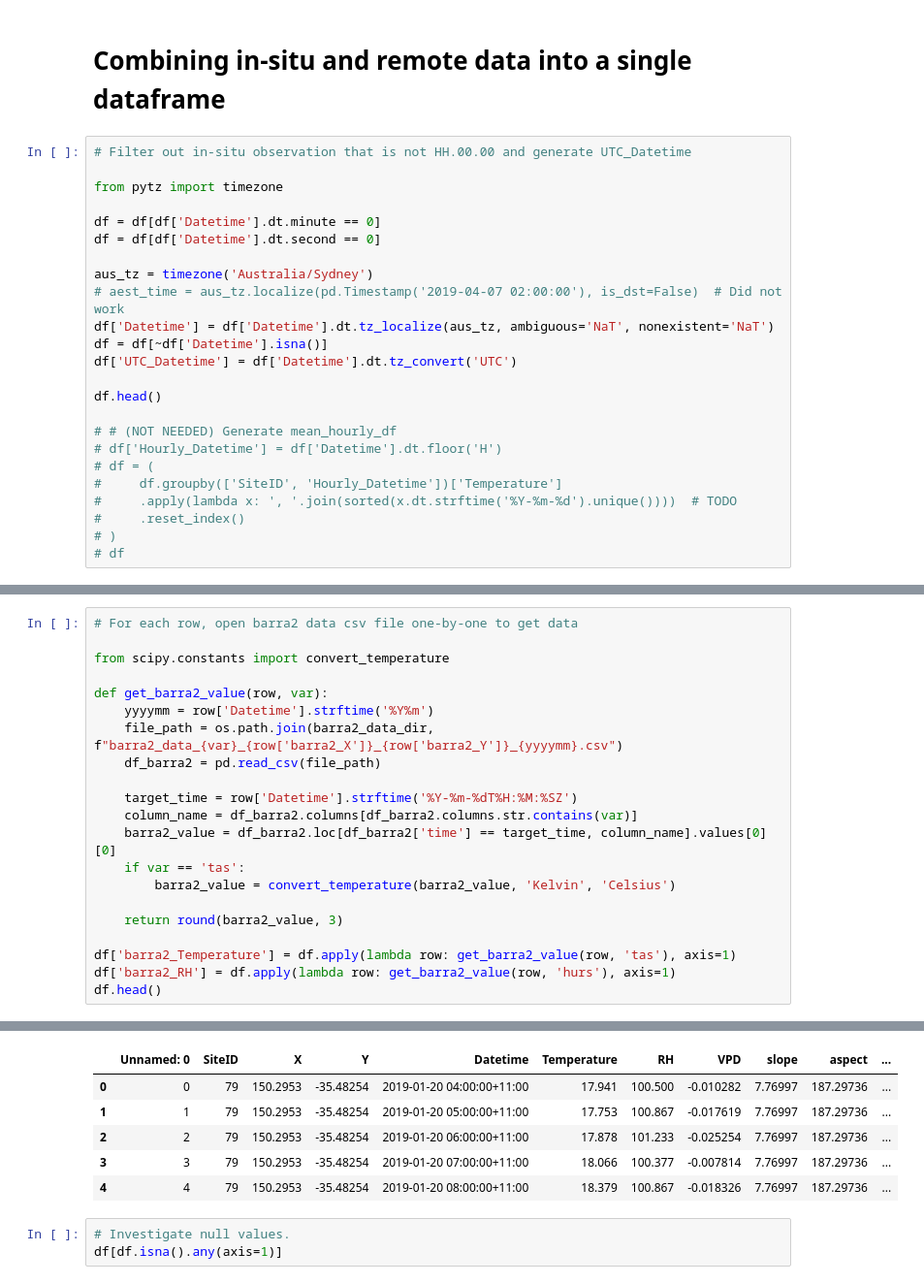
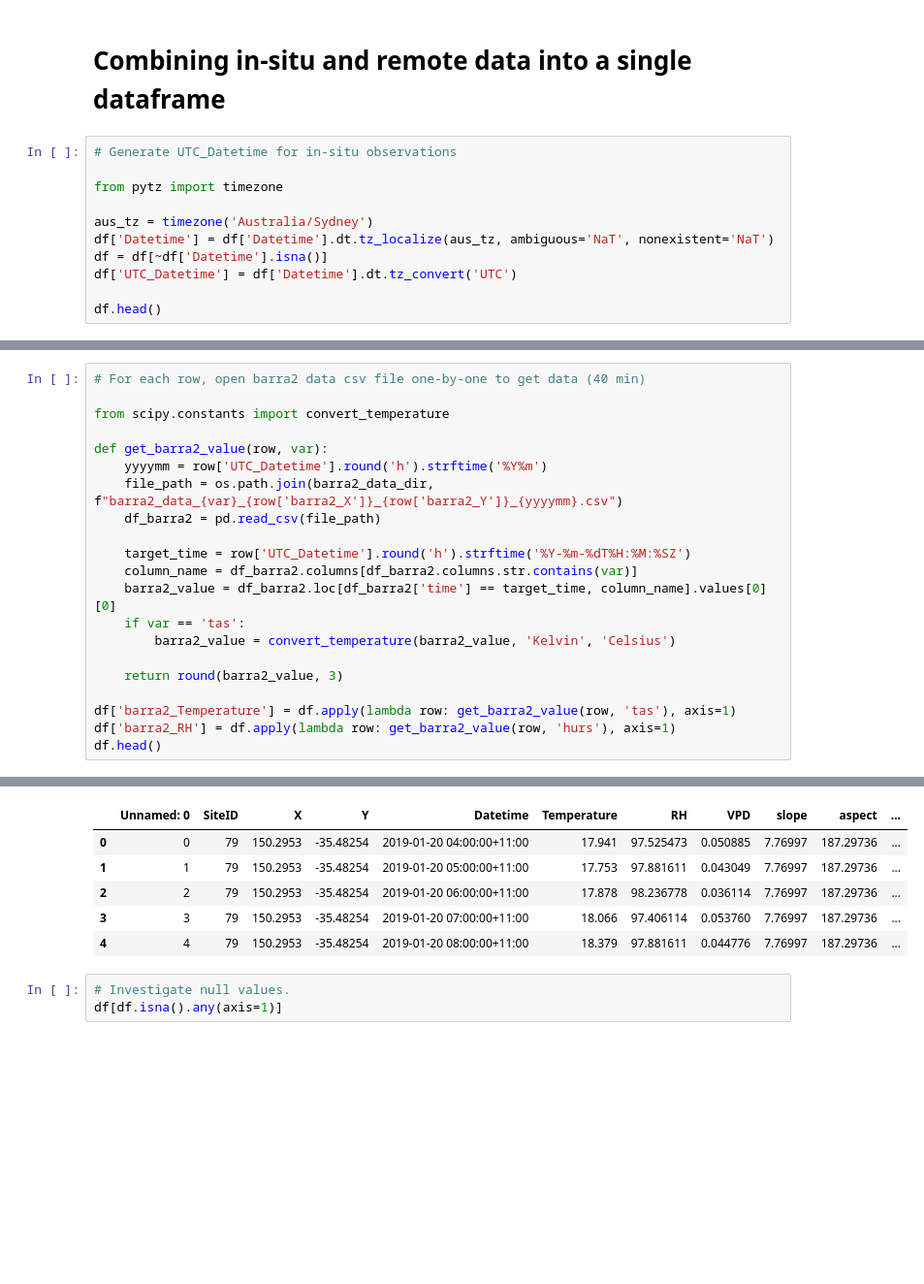
Before and after one commit to DiaPorntipa/nssn-fmc-data-compilation, a Jupyter notebook: Codes/BARRA2_data_compliation.ipynb, the cells around one changed output, grey strips where cells are left out. Shown at 97% size. Saved outputs shown, nothing was run; the diff lists cells and outputs as text; blank space fills up the shorter version.

```diff
--- a/Codes/BARRA2_data_compliation.ipynb
+++ b/Codes/BARRA2_data_compliation.ipynb
@@ -187,27 +191,14 @@ if explore_barra2_data:
 # %% [markdown]
 # Combining in-situ and remote data into a single dataframe
 # %%
-# Filter out in-situ observation that is not HH.00.00 and generate UTC_Datetime
+# Generate UTC_Datetime for in-situ observations
 
 from pytz import timezone
 
-df = df[df['Datetime'].dt.minute == 0]
-df = df[df['Datetime'].dt.second == 0]
-
 aus_tz = timezone('Australia/Sydney')
-# aest_time = aus_tz.localize(pd.Timestamp('2019-04-07 02:00:00'), is_dst=False)  # Did not work
 df['Datetime'] = df['Datetime'].dt.tz_localize(aus_tz, ambiguous='NaT', nonexistent='NaT')
 df = df[~df['Datetime'].isna()]
 df['UTC_Datetime'] = df['Datetime'].dt.tz_convert('UTC')
 
 df.head()
-
-# # (NOT NEEDED) Generate mean_hourly_df
-# df['Hourly_Datetime'] = df['Datetime'].dt.floor('H')
-# df = (
-#     df.groupby(['SiteID', 'Hourly_Datetime'])['Temperature']
-#     .apply(lambda x: ', '.join(sorted(x.dt.strftime('%Y-%m-%d').unique())))  # TODO
-#     .reset_index()
-# )
-# df
 # %% [output]
@@ -220,14 +216,14 @@ df.head()
 # %%
-# For each row, open barra2 data csv file one-by-one to get data
+# For each row, open barra2 data csv file one-by-one to get data (40 min)
 
 from scipy.constants import convert_temperature
 
 def get_barra2_value(row, var):
-    yyyymm = row['Datetime'].strftime('%Y%m')
+    yyyymm = row['UTC_Datetime'].round('h').strftime('%Y%m')
     file_path = os.path.join(barra2_data_dir, f"barra2_data_{var}_{row['barra2_X']}_{row['barra2_Y']}_{yyyymm}.csv")
     df_barra2 = pd.read_csv(file_path)
 
-    target_time = row['Datetime'].strftime('%Y-%m-%dT%H:%M:%SZ')
+    target_time = row['UTC_Datetime'].round('h').strftime('%Y-%m-%dT%H:%M:%SZ')
     column_name = df_barra2.columns[df_barra2.columns.str.contains(var)]
     barra2_value = df_barra2.loc[df_barra2['time'] == target_time, column_name].values[0][0]
     if var == 'tas':
@@ -242,9 +255,9 @@ df.head()
 |  | Unnamed: 0 | SiteID | X | Y | Datetime | Temperature | RH | VPD | slope | aspect | ... |
-| 0 | 0 | 79 | 150.2953 | -35.48254 | 2019-01-20 04:00:00+11:00 | 17.941 | 100.500 | -0.010282 | 7.76997 | 187.29736 | ... |
-| 1 | 1 | 79 | 150.2953 | -35.48254 | 2019-01-20 05:00:00+11:00 | 17.753 | 100.867 | -0.017619 | 7.76997 | 187.29736 | ... |
-| 2 | 2 | 79 | 150.2953 | -35.48254 | 2019-01-20 06:00:00+11:00 | 17.878 | 101.233 | -0.025254 | 7.76997 | 187.29736 | ... |
-| 3 | 3 | 79 | 150.2953 | -35.48254 | 2019-01-20 07:00:00+11:00 | 18.066 | 100.377 | -0.007814 | 7.76997 | 187.29736 | ... |
-| 4 | 4 | 79 | 150.2953 | -35.48254 | 2019-01-20 08:00:00+11:00 | 18.379 | 100.867 | -0.018326 | 7.76997 | 187.29736 | ... |
+| 0 | 0 | 79 | 150.2953 | -35.48254 | 2019-01-20 04:00:00+11:00 | 17.941 | 97.525473 | 0.050885 | 7.76997 | 187.29736 | ... |
+| 1 | 1 | 79 | 150.2953 | -35.48254 | 2019-01-20 05:00:00+11:00 | 17.753 | 97.881611 | 0.043049 | 7.76997 | 187.29736 | ... |
+| 2 | 2 | 79 | 150.2953 | -35.48254 | 2019-01-20 06:00:00+11:00 | 17.878 | 98.236778 | 0.036114 | 7.76997 | 187.29736 | ... |
+| 3 | 3 | 79 | 150.2953 | -35.48254 | 2019-01-20 07:00:00+11:00 | 18.066 | 97.406114 | 0.053760 | 7.76997 | 187.29736 | ... |
+| 4 | 4 | 79 | 150.2953 | -35.48254 | 2019-01-20 08:00:00+11:00 | 18.379 | 97.881611 | 0.044776 | 7.76997 | 187.29736 | ... |
 # %%
 # Investigate null values.
 df[df.isna().any(axis=1)]
```
Also changed, not shown: parts of 8 cells of this notebook.
